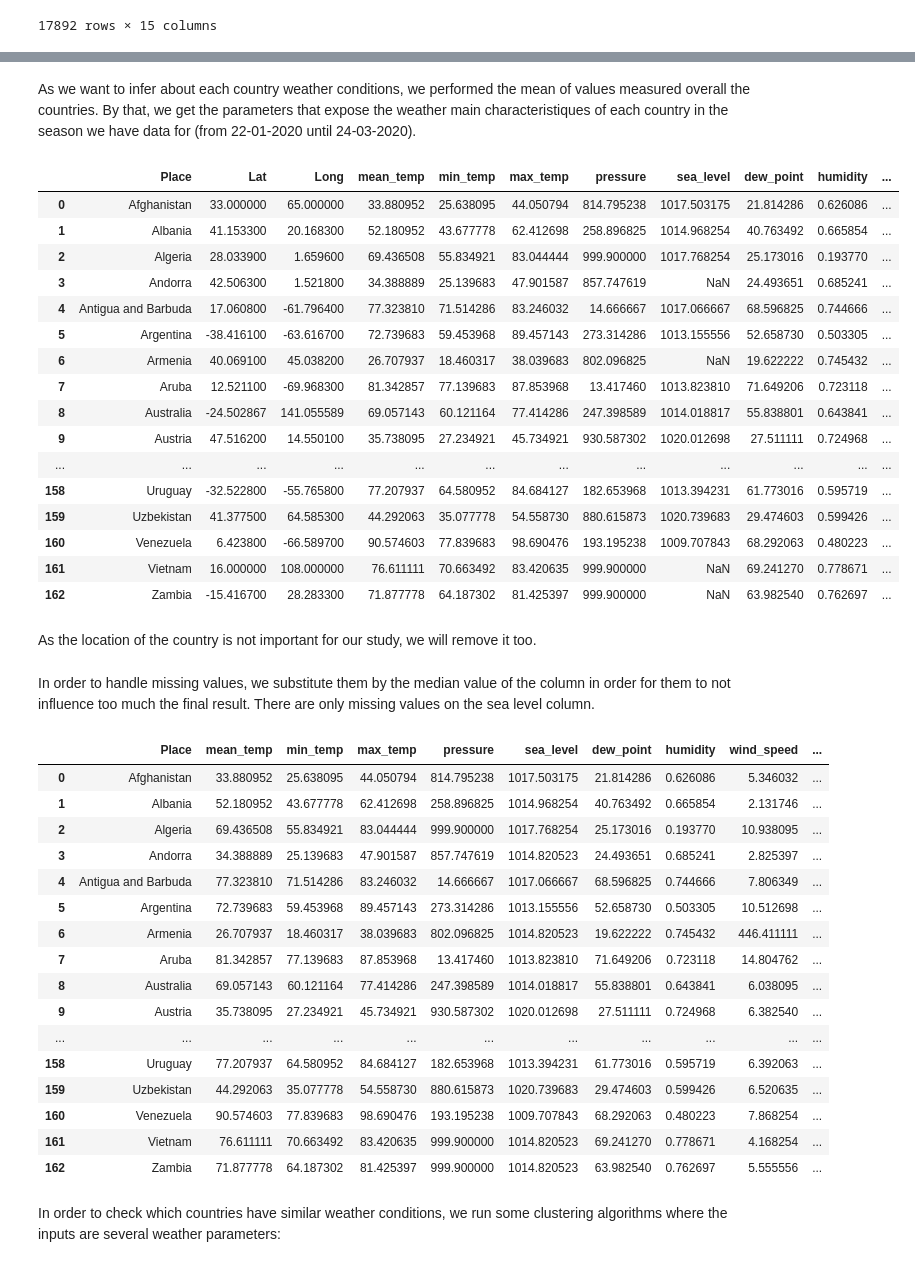
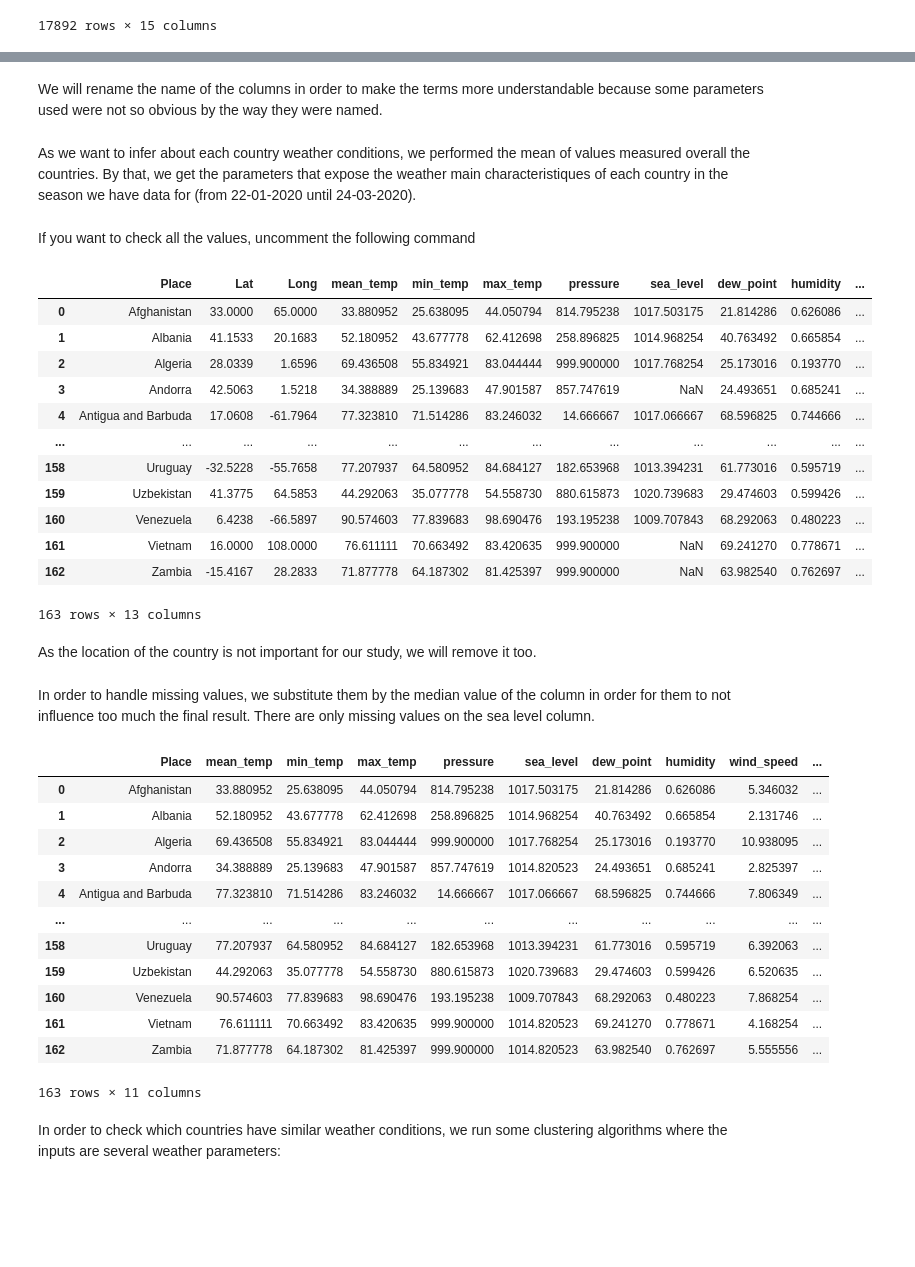
Before and after one commit to Sargazzo/DBM2, a Jupyter notebook: Weather Clusters.ipynb, the cells around one changed output, grey strips where cells are left out. Cells and saved outputs as stored; diff of their text form; code cells hidden in the pictures; blank space fills up the shorter version.

```diff
--- a/Weather Clusters.ipynb
+++ b/Weather Clusters.ipynb
@@ -36,3 +34,5 @@ We will rename the name of the columns in order to make the terms more understan
+# %% [markdown]
+We will rename the name of the columns in order to make the terms more understandable because some parameters used were not so obvious by the way they were named.
 # %%
 weather.columns = ['Id','Place','Lat','Long','Date','mean_temp','min_temp','max_temp','pressure','sea_level','dew_point','humidity','wind_speed','precipitation','fog']
 # %% [markdown]
@@ -41,30 +41,28 @@ As we want to infer about each country weather conditions, we performed the mean
 weather = weather.groupby('Place').mean().reset_index()
 weather = weather.drop(columns = 'Id', axis = 1)
 data = weather
+# %% [markdown]
+If you want to check all the values, uncomment the following command
 # %%
 #Display all values
-pd.set_option("display.max_rows", None, "display.max_columns", None)
+#pd.set_option("display.max_rows", None, "display.max_columns", None)
 data
 # %% [output]
 |  | Place | Lat | Long | mean_temp | min_temp | max_temp | pressure | sea_level | dew_point | humidity | ... |
-| 0 | Afghanistan | 33.000000 | 65.000000 | 33.880952 | 25.638095 | 44.050794 | 814.795238 | 1017.503175 | 21.814286 | 0.626086 | ... |
-| 1 | Albania | 41.153300 | 20.168300 | 52.180952 | 43.677778 | 62.412698 | 258.896825 | 1014.968254 | 40.763492 | 0.665854 | ... |
-| 2 | Algeria | 28.033900 | 1.659600 | 69.436508 | 55.834921 | 83.044444 | 999.900000 | 1017.768254 | 25.173016 | 0.193770 | ... |
-| 3 | Andorra | 42.506300 | 1.521800 | 34.388889 | 25.139683 | 47.901587 | 857.747619 | NaN | 24.493651 | 0.685241 | ... |
-| 4 | Antigua and Barbuda | 17.060800 | -61.796400 | 77.323810 | 71.514286 | 83.246032 | 14.666667 | 1017.066667 | 68.596825 | 0.744666 | ... |
-| 5 | Argentina | -38.416100 | -63.616700 | 72.739683 | 59.453968 | 89.457143 | 273.314286 | 1013.155556 | 52.658730 | 0.503305 | ... |
-| 6 | Armenia | 40.069100 | 45.038200 | 26.707937 | 18.460317 | 38.039683 | 802.096825 | NaN | 19.622222 | 0.745432 | ... |
-| 7 | Aruba | 12.521100 | -69.968300 | 81.342857 | 77.139683 | 87.853968 | 13.417460 | 1013.823810 | 71.649206 | 0.723118 | ... |
-| 8 | Australia | -24.502867 | 141.055589 | 69.057143 | 60.121164 | 77.414286 | 247.398589 | 1014.018817 | 55.838801 | 0.643841 | ... |
-| 9 | Austria | 47.516200 | 14.550100 | 35.738095 | 27.234921 | 45.734921 | 930.587302 | 1020.012698 | 27.511111 | 0.724968 | ... |
+| 0 | Afghanistan | 33.0000 | 65.0000 | 33.880952 | 25.638095 | 44.050794 | 814.795238 | 1017.503175 | 21.814286 | 0.626086 | ... |
+| 1 | Albania | 41.1533 | 20.1683 | 52.180952 | 43.677778 | 62.412698 | 258.896825 | 1014.968254 | 40.763492 | 0.665854 | ... |
+| 2 | Algeria | 28.0339 | 1.6596 | 69.436508 | 55.834921 | 83.044444 | 999.900000 | 1017.768254 | 25.173016 | 0.193770 | ... |
+| 3 | Andorra | 42.5063 | 1.5218 | 34.388889 | 25.139683 | 47.901587 | 857.747619 | NaN | 24.493651 | 0.685241 | ... |
+| 4 | Antigua and Barbuda | 17.0608 | -61.7964 | 77.323810 | 71.514286 | 83.246032 | 14.666667 | 1017.066667 | 68.596825 | 0.744666 | ... |
 | ... | ... | ... | ... | ... | ... | ... | ... | ... | ... | ... | ... |
-| 158 | Uruguay | -32.522800 | -55.765800 | 77.207937 | 64.580952 | 84.684127 | 182.653968 | 1013.394231 | 61.773016 | 0.595719 | ... |
-| 159 | Uzbekistan | 41.377500 | 64.585300 | 44.292063 | 35.077778 | 54.558730 | 880.615873 | 1020.739683 | 29.474603 | 0.599426 | ... |
-| 160 | Venezuela | 6.423800 | -66.589700 | 90.574603 | 77.839683 | 98.690476 | 193.195238 | 1009.707843 | 68.292063 | 0.480223 | ... |
-| 161 | Vietnam | 16.000000 | 108.000000 | 76.611111 | 70.663492 | 83.420635 | 999.900000 | NaN | 69.241270 | 0.778671 | ... |
-| 162 | Zambia | -15.416700 | 28.283300 | 71.877778 | 64.187302 | 81.425397 | 999.900000 | NaN | 63.982540 | 0.762697 | ... |
+| 158 | Uruguay | -32.5228 | -55.7658 | 77.207937 | 64.580952 | 84.684127 | 182.653968 | 1013.394231 | 61.773016 | 0.595719 | ... |
+| 159 | Uzbekistan | 41.3775 | 64.5853 | 44.292063 | 35.077778 | 54.558730 | 880.615873 | 1020.739683 | 29.474603 | 0.599426 | ... |
+| 160 | Venezuela | 6.4238 | -66.5897 | 90.574603 | 77.839683 | 98.690476 | 193.195238 | 1009.707843 | 68.292063 | 0.480223 | ... |
+| 161 | Vietnam | 16.0000 | 108.0000 | 76.611111 | 70.663492 | 83.420635 | 999.900000 | NaN | 69.241270 | 0.778671 | ... |
+| 162 | Zambia | -15.4167 | 28.2833 | 71.877778 | 64.187302 | 81.425397 | 999.900000 | NaN | 63.982540 | 0.762697 | ... |
+163 rows × 13 columns
-# %% [markdown]
-As the location of the country is not important for our study, we will remove it too.
+# %% [markdown]
+As the location of the country is not important for our study, we will remove it too.
 # %%
 data = data.drop(columns=['Lat','Long'], axis = 1)
 # %% [markdown]
@@ -79,17 +77,13 @@ data
 | 2 | Algeria | 69.436508 | 55.834921 | 83.044444 | 999.900000 | 1017.768254 | 25.173016 | 0.193770 | 10.938095 | ... |
 | 3 | Andorra | 34.388889 | 25.139683 | 47.901587 | 857.747619 | 1014.820523 | 24.493651 | 0.685241 | 2.825397 | ... |
 | 4 | Antigua and Barbuda | 77.323810 | 71.514286 | 83.246032 | 14.666667 | 1017.066667 | 68.596825 | 0.744666 | 7.806349 | ... |
-| 5 | Argentina | 72.739683 | 59.453968 | 89.457143 | 273.314286 | 1013.155556 | 52.658730 | 0.503305 | 10.512698 | ... |
-| 6 | Armenia | 26.707937 | 18.460317 | 38.039683 | 802.096825 | 1014.820523 | 19.622222 | 0.745432 | 446.411111 | ... |
-| 7 | Aruba | 81.342857 | 77.139683 | 87.853968 | 13.417460 | 1013.823810 | 71.649206 | 0.723118 | 14.804762 | ... |
-| 8 | Australia | 69.057143 | 60.121164 | 77.414286 | 247.398589 | 1014.018817 | 55.838801 | 0.643841 | 6.038095 | ... |
-| 9 | Austria | 35.738095 | 27.234921 | 45.734921 | 930.587302 | 1020.012698 | 27.511111 | 0.724968 | 6.382540 | ... |
 | ... | ... | ... | ... | ... | ... | ... | ... | ... | ... | ... |
 | 158 | Uruguay | 77.207937 | 64.580952 | 84.684127 | 182.653968 | 1013.394231 | 61.773016 | 0.595719 | 6.392063 | ... |
 | 159 | Uzbekistan | 44.292063 | 35.077778 | 54.558730 | 880.615873 | 1020.739683 | 29.474603 | 0.599426 | 6.520635 | ... |
 | 160 | Venezuela | 90.574603 | 77.839683 | 98.690476 | 193.195238 | 1009.707843 | 68.292063 | 0.480223 | 7.868254 | ... |
 | 161 | Vietnam | 76.611111 | 70.663492 | 83.420635 | 999.900000 | 1014.820523 | 69.241270 | 0.778671 | 4.168254 | ... |
 | 162 | Zambia | 71.877778 | 64.187302 | 81.425397 | 999.900000 | 1014.820523 | 63.982540 | 0.762697 | 5.555556 | ... |
+163 rows × 11 columns
 # %% [markdown]
 In order to check which countries have similar weather conditions, we run some clustering algorithms where the inputs are several weather parameters:
 # %% [markdown]
```
Also changed, not shown: parts of 15 cells of this notebook.
